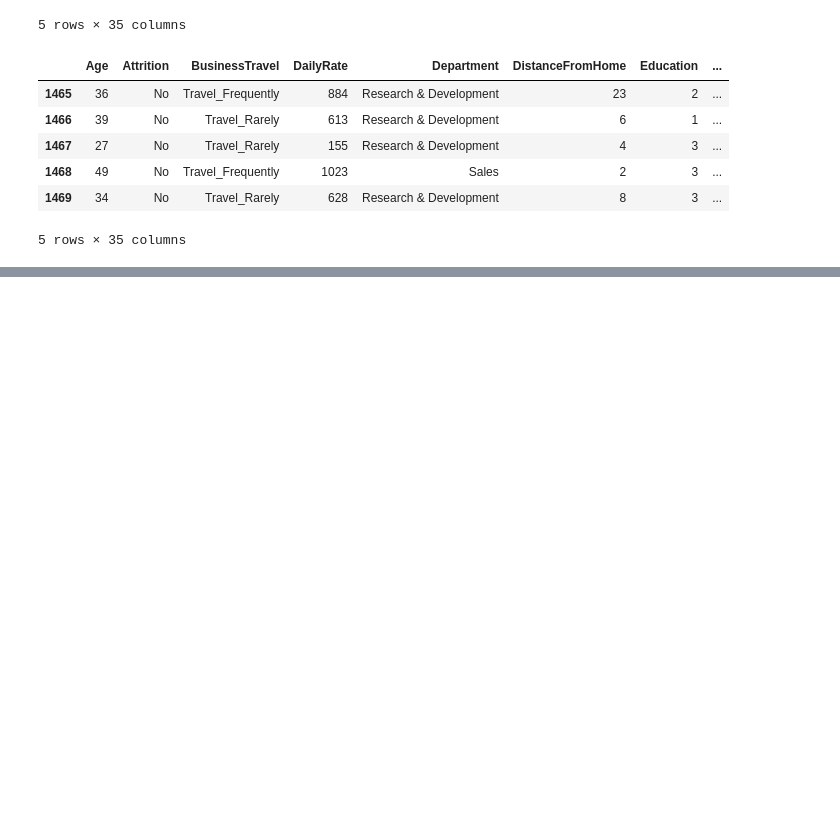
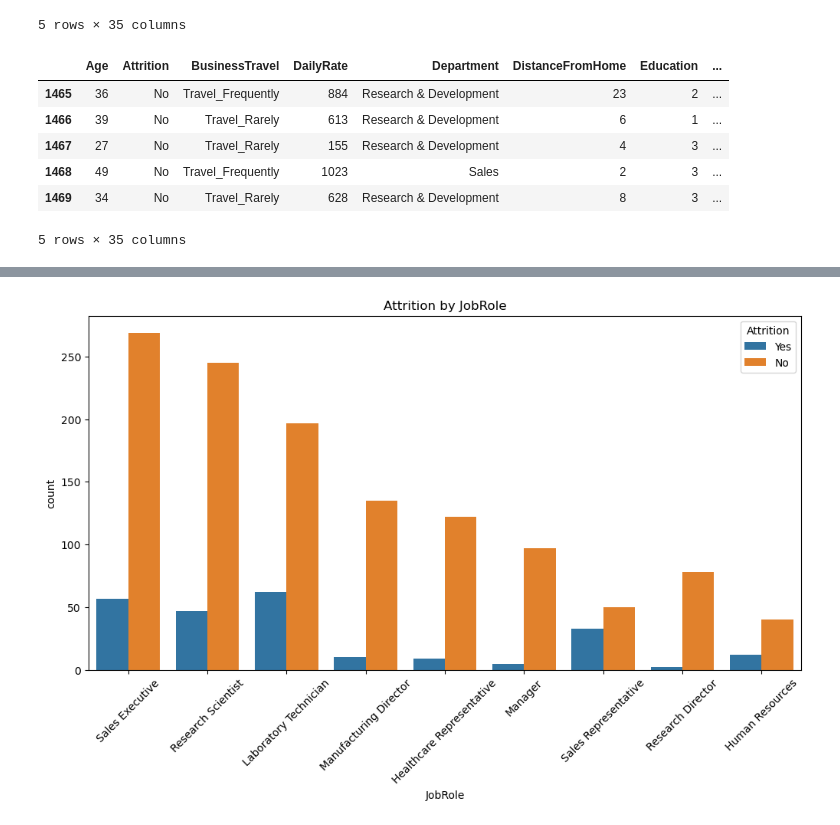
Before and after one commit to anjalishivastwa1/Employee-Attrition-Analysis, a Jupyter notebook: Attrition_Project.ipynb, the cells around one changed output, grey strips where cells are left out. Drawn from its saved outputs; the diff is of its cells as text; code cells hidden in the pictures; blank space fills up the shorter version.

```diff
--- a/Attrition_Project.ipynb
+++ b/Attrition_Project.ipynb
@@ -30,0 +189,10 @@ df.tail()
+# %%
+# JobRole wise attrition
+plt.figure(figsize=(12,6))
+sns.countplot(x='JobRole', hue='Attrition', data=df_clean)
+plt.title("Attrition by JobRole")
+plt.xticks(rotation=45)
+plt.savefig("JobRole wise attrition.png")
+plt.show()
+# %% [output]
+[figure, added]
```
Also changed, not shown: parts of 22 cells of this notebook.
